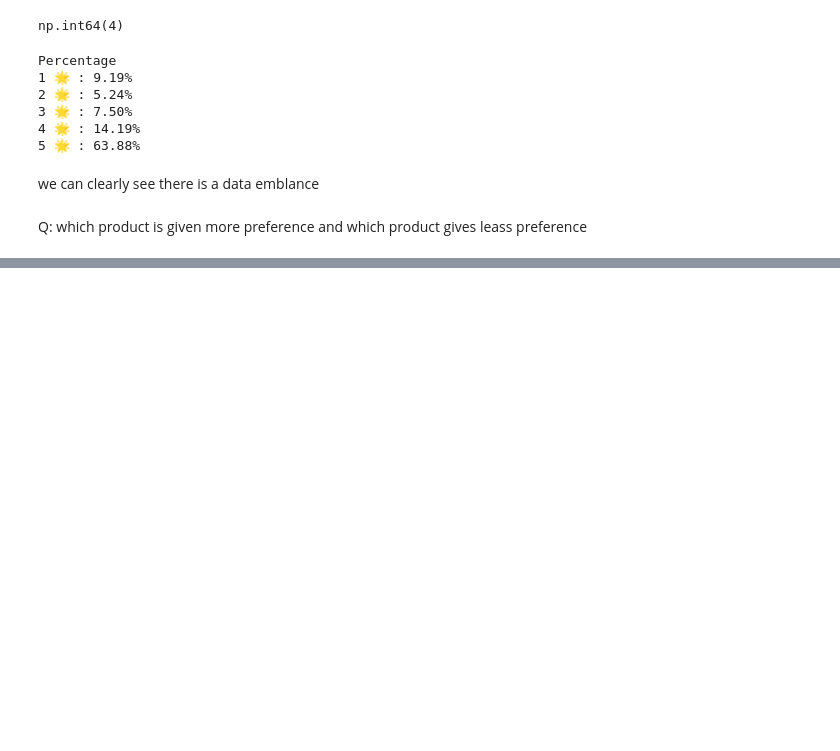
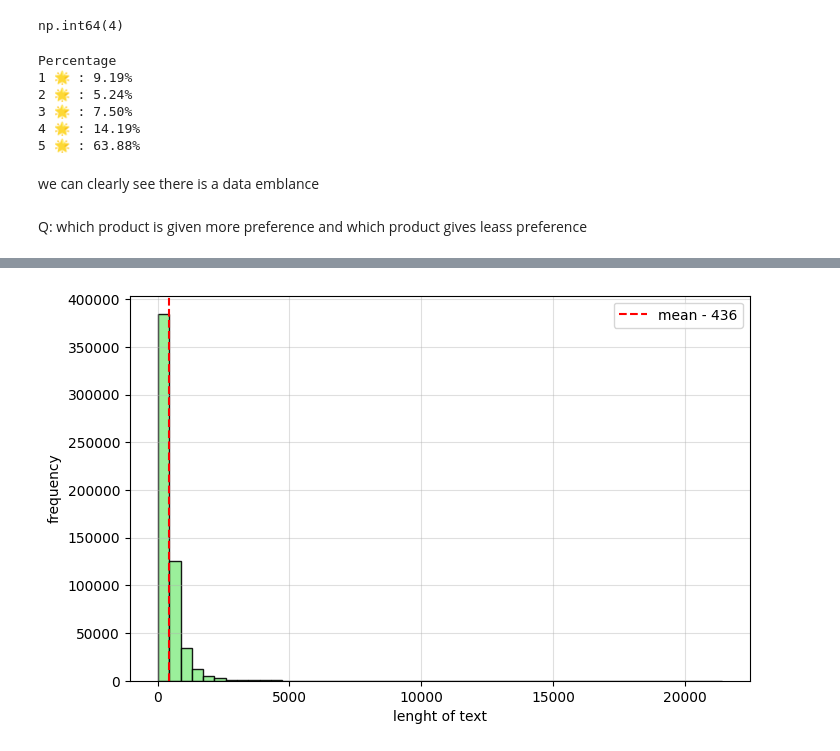
Before and after one commit to Sharddha-Sharddha/IITMLAssignments, a Jupyter notebook: AMAZON_fine_food_review_RNN|LSTM_model.ipynb, the cells around one changed output, grey strips where cells are left out. Saved outputs shown, nothing was run; the diff lists cells and outputs as text; code cells hidden in the pictures; blank space fills up the shorter version.

```diff
--- a/AMAZON_fine_food_review_RNN|LSTM_model.ipynb
+++ b/AMAZON_fine_food_review_RNN|LSTM_model.ipynb
@@ -107,0 +134,3 @@ most_preferred.head(2)
+# %%
+df_clean['text_length'] = df_clean['Text'].str.len()
+df_clean['word_count'] = df_clean['Text'].str.split().str.len()
@@ -107,0 +148,11 @@ most_preferred.head(2)
+# %%
+plt.figure(figsize=(8,5))
+plt.hist(df_clean['text_length'], bins= 50, color= 'lightgreen', alpha= 0.9, edgecolor= 'black')
+plt.grid(alpha= 0.4)
+plt.xlabel('lenght of text')
+plt.ylabel('frequency')
+plt.axvline(df_clean['text_length'].mean(), linestyle= '--', color = 'red', label = (f'mean - {df_clean['text_length'].mean() :.0f}'))
+plt.legend()
+plt.show()
+# %% [output]
+[figure, added]
```
Also changed, not shown: parts of 10 cells of this notebook.
